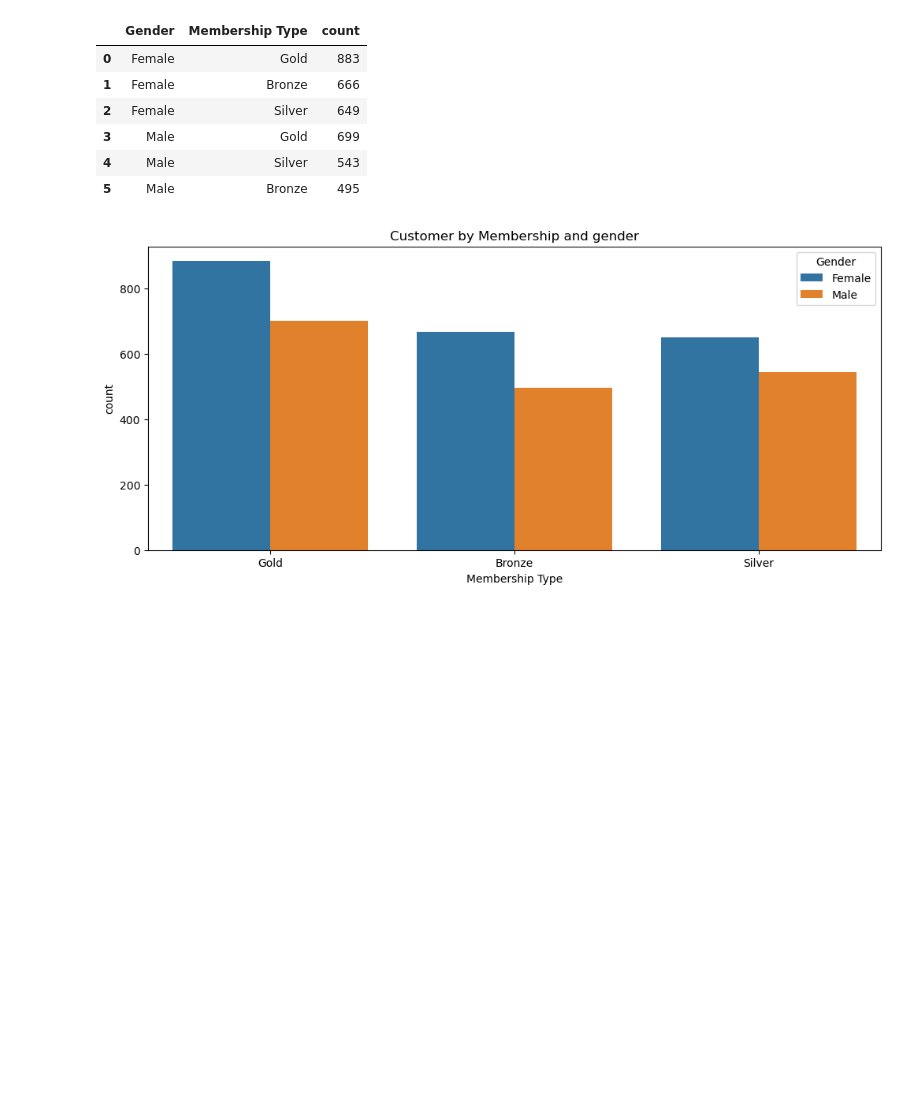
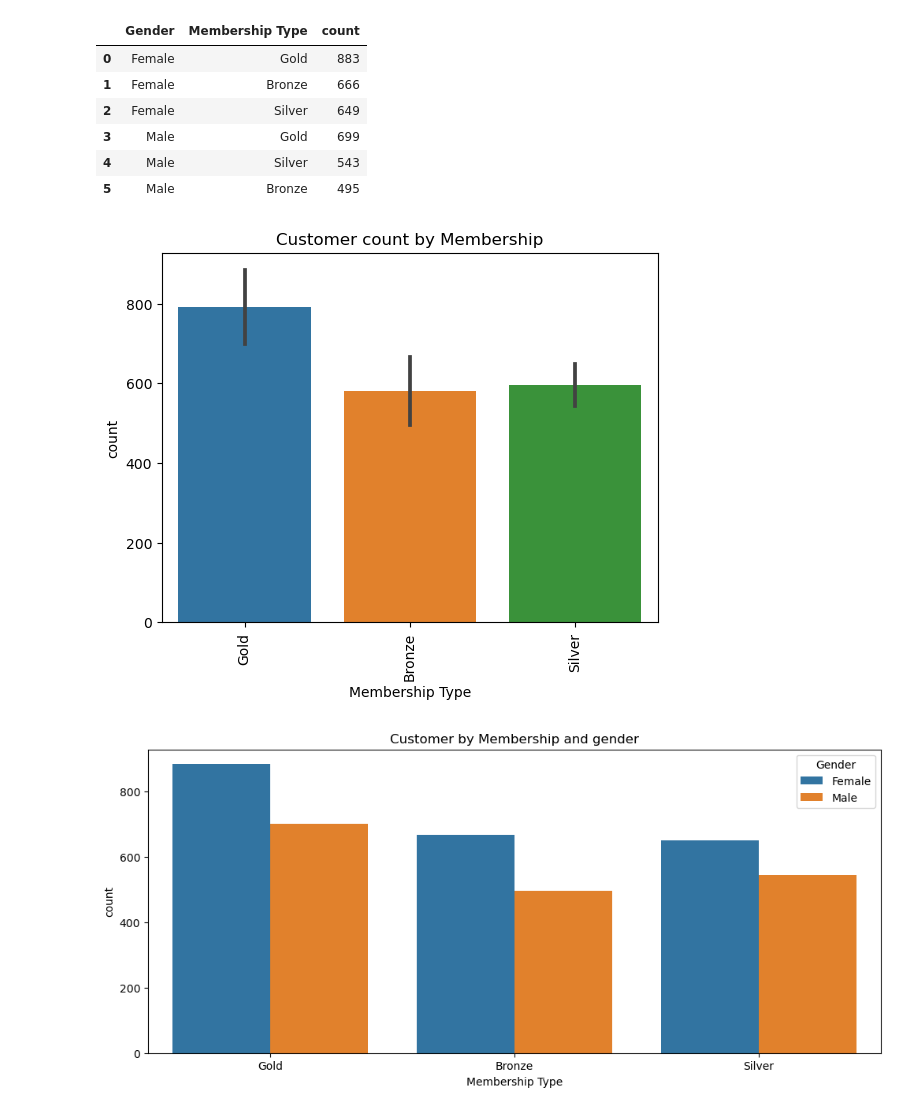
Before and after one commit to ABHISHEK-ALGO/Customer-Behaviour-and-Segmentation, a Jupyter notebook: Customer Behaviour and Segmentation.ipynb, the cells around one changed output. Saved outputs shown, nothing was run; the diff lists cells and outputs as text; code cells hidden in the pictures; blank space fills up the shorter version.

```diff
--- a/Customer Behaviour and Segmentation.ipynb
+++ b/Customer Behaviour and Segmentation.ipynb
@@ -533,6 +526,13 @@ gen_with_membership
 | 3 | Male | Gold | 699 |
 | 4 | Male | Silver | 543 |
 | 5 | Male | Bronze | 495 |
+# %%
+sns.barplot(data=gen_with_membership,x='Membership Type', y='count')
+plt.xticks(rotation = 90)
+plt.title("Customer count by Membership")
+plt.show()
+# %% [output]
+[figure, added]
 # %%
 plt.figure(figsize=(12,5))
 sns.barplot(data = gen_with_membership,x ="Membership Type",y = "count",hue="Gender")
```
Also changed, not shown: parts of 10 cells of this notebook.
